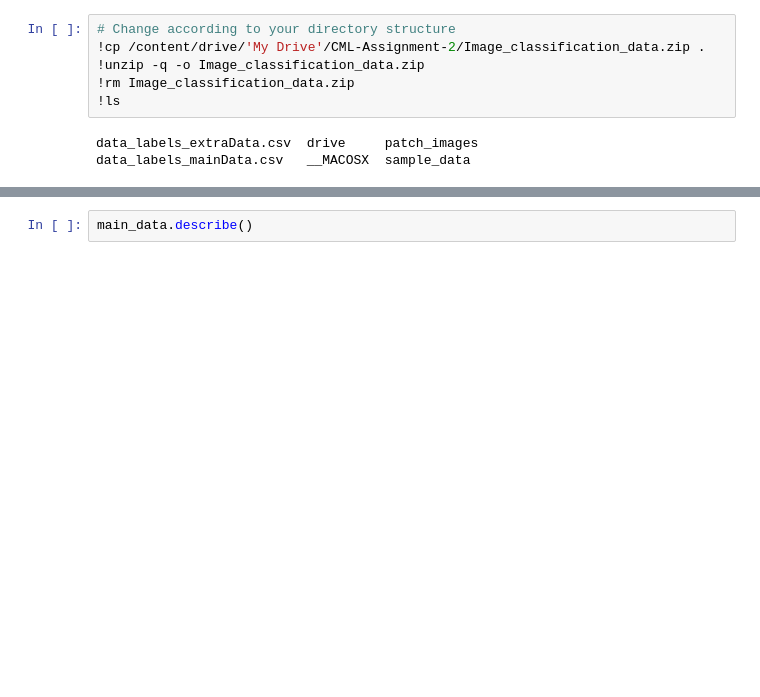
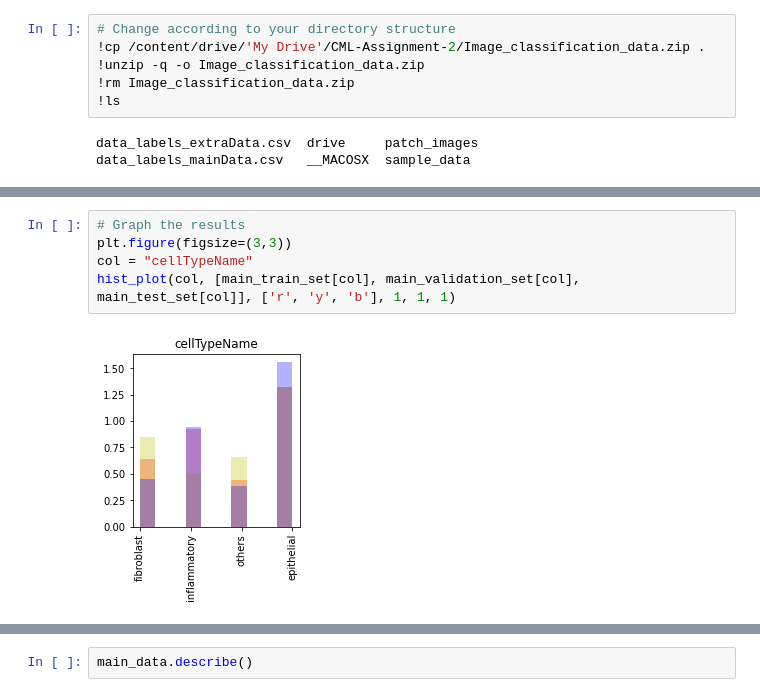
Before and after one commit to Luke-Mason/CML-Assignment-2, a Jupyter notebook: Luke.ipynb, the cells around one changed output, grey strips where cells are left out. Cells and saved outputs as stored; diff of their text form; blank space fills up the shorter version.

Commit message:
Updated EDA, added preview of imagery, started the MLP model additions

```diff
--- a/Luke.ipynb
+++ b/Luke.ipynb
@@ -126,0 +175,7 @@ Here the fields display the unique values there are and their frequency.
+# %%
+# Graph the results
+plt.figure(figsize=(3,3))
+col = "cellTypeName"
+hist_plot(col, [main_train_set[col], main_validation_set[col], main_test_set[col]], ['r', 'y', 'b'], 1, 1, 1)
+# %% [output]
+[figure, added]
```
Also changed, not shown: parts of 101 cells of this notebook.
